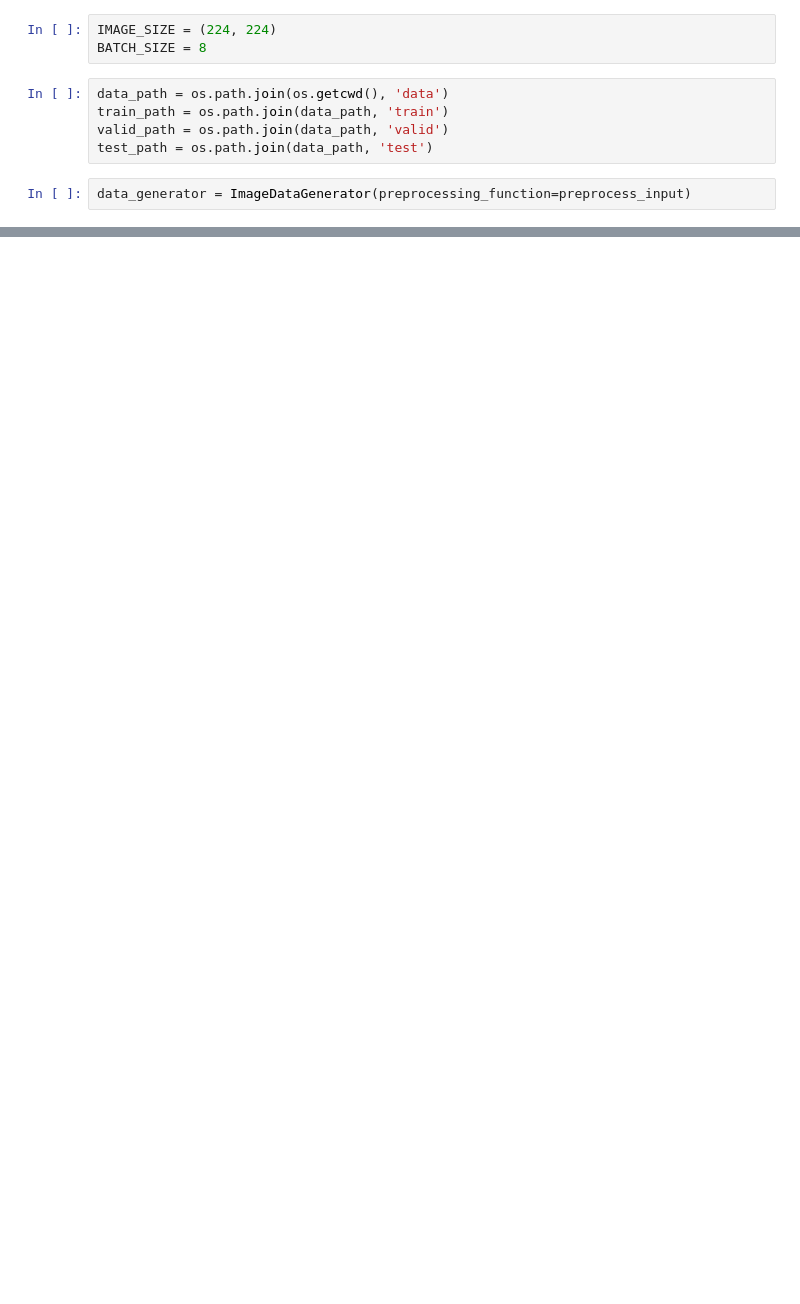
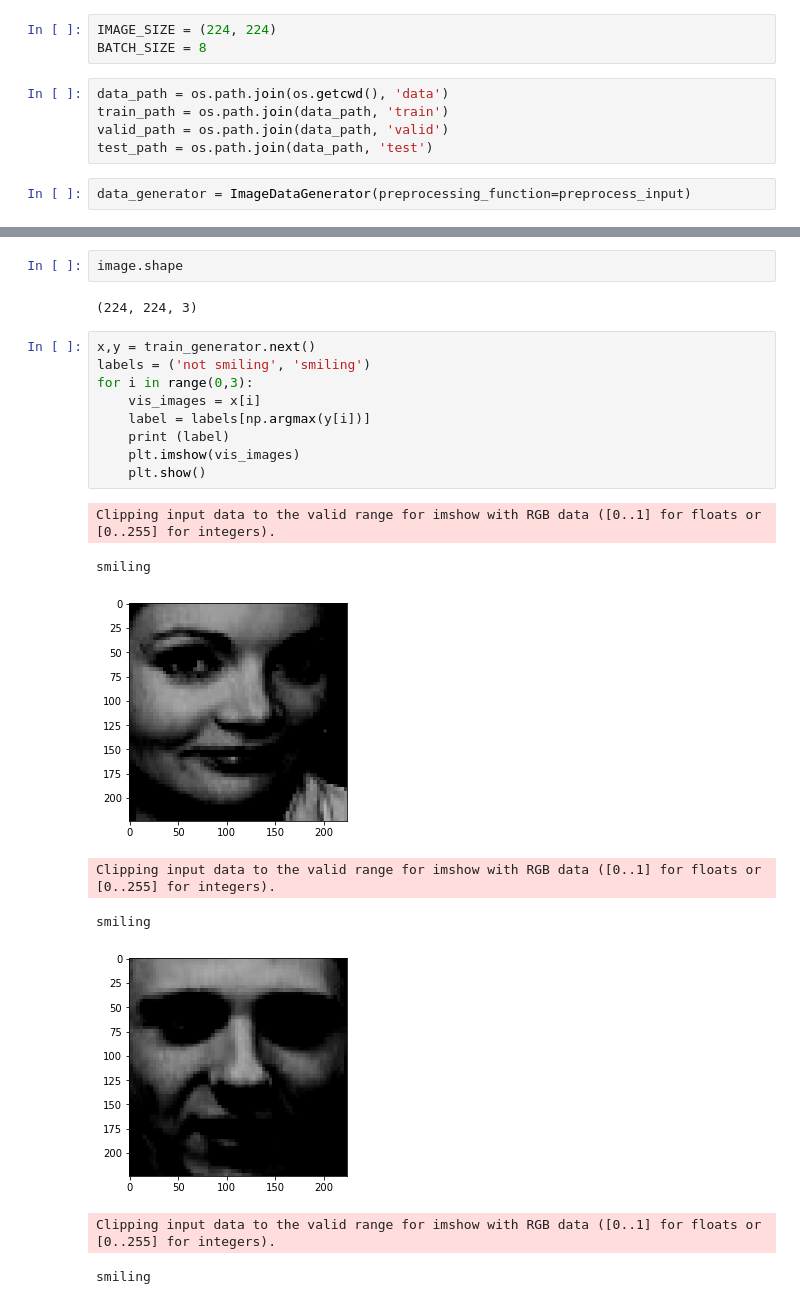
Before and after one commit to NurmanZahin/smile_detector, a Jupyter notebook: model_training.ipynb, the cells around one changed output, grey strips where cells are left out. Drawn from its saved outputs; the diff is of its cells as text; blank space fills up the shorter version.

Commit message:
Updated training and inference

```diff
--- a/model_training.ipynb
+++ b/model_training.ipynb
@@ -43,0 +49,22 @@ Found 103 images belonging to 2 classes.
+# %%
+image.shape
+# %% [output]
+(224, 224, 3)
+# %%
+x,y = train_generator.next()
+labels = ('not smiling', 'smiling')
+for i in range(0,3):
+    vis_images = x[i]
+    label = labels[np.argmax(y[i])]
+    print (label)
+    plt.imshow(vis_images)
+    plt.show()
+# %% [output]
+Clipping input data to the valid range for imshow with RGB data ([0..1] for floats or [0..255] for integers).
+smiling
+[figure, added]
+Clipping input data to the valid range for imshow with RGB data ([0..1] for floats or [0..255] for integers).
+smiling
+[figure, added]
+Clipping input data to the valid range for imshow with RGB data ([0..1] for floats or [0..255] for integers).
+smiling
```
Also changed, not shown: parts of 17 cells of this notebook, 4 other files.
